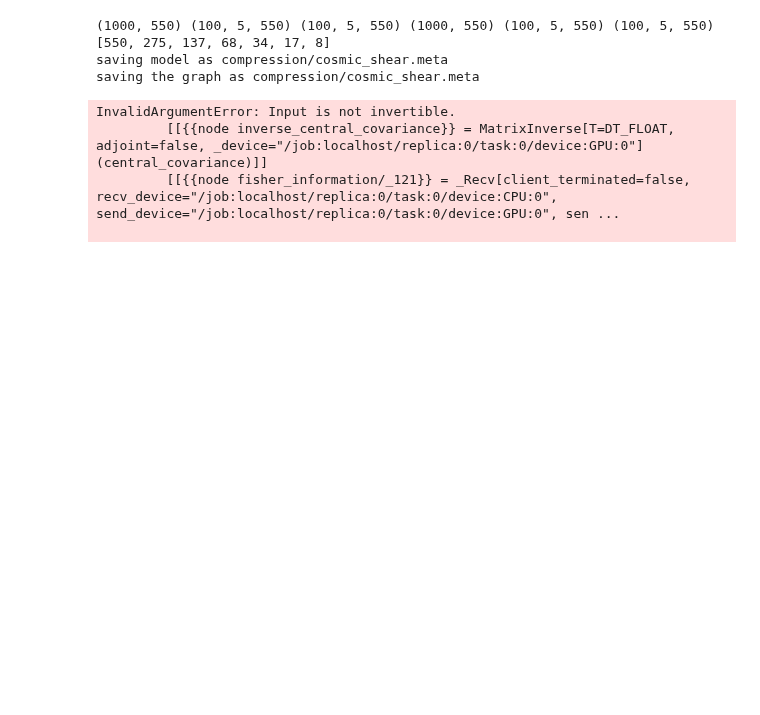
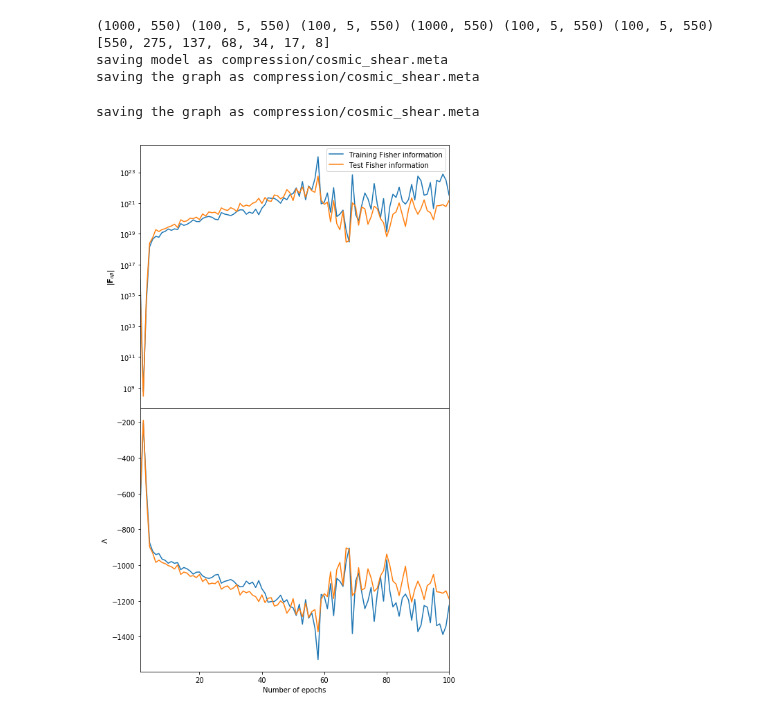
Before and after one commit to jasminelujia/pydelfi, a Jupyter notebook: cosmic_shear-IMNN.ipynb, the cells around one changed output. Cells and saved outputs as stored; diff of their text form; code cells hidden in the pictures; blank space fills up the shorter version.

Commit message:
Working IMNNgit add cosmic_shear-IMNN.ipynbgit add cosmic_shear-IMNN.ipynb

```diff
--- a/cosmic_shear-IMNN.ipynb
+++ b/cosmic_shear-IMNN.ipynb
@@ -29,10 +29,18 @@ CosmicShearSimulator = cosmic_shear.TomographicCosmicShear(pz = pickle.load(open
 # Simulator function: This must be of the form simulator(theta, seed, args) -> simulated data vector
 def simulator(theta, seed, simulator_args):
     simulation = CosmicShearSimulator.simulate(theta, seed)
-    indices = simulator_args[0]
-    return simulation[indices].flatten()
+    nmodes = simulation.shape[0]
+    nz = simulation.shape[1]
+    d = np.zeros((int(nmodes*nz*(nz+1)/2)))
+    for i in range(nmodes):
+        x = np.tril(simulation[i, :, :])
+        x = x[np.nonzero(x)]
+        d[i*int(nz*(nz+1)/2):(i+1)*int(nz*(nz+1)/2)] = x
+    #indices = simulator_args[0]
+    #return simulation[indices].flatten()
+    return d
 
-simulator_args = [np.tril_indices(CosmicShearSimulator.shape[-1], 0)]
+simulator_args = None#[np.tril_indices(CosmicShearSimulator.shape[-1], 0)]
 # %%
 ### SET UP THE PRIOR ###
 
@@ -53,35 +61,33 @@ h = np.array(abs(theta_fiducial)*np.array([0.05, 0.05, 0.05, 0.05, 0.05]))
 
 # Number of parameters to train IMNN
 initial_sims = 1000
 
 # Filename for saving IMNN
 filename = 'cosmic_shear'
 
 # Get shape of the simulation
 shape = list(simulator(theta_fiducial, 0, simulator_args).shape)
 
 # Build training simulations for IMNN (andsave them) and initialise IMNN
-compression_network = IMNN.get_network(simulator, simulator_args, shape, theta_fiducial, h, initial_sims, filename, make_simulations = False)
+compression_network = IMNN.get_network(simulator, simulator_args, shape, theta_fiducial, h, initial_sims, filename, make_simulations = True)
 
 # Train IMNN
 # Number of training epochs
 num_epochs = 100
 
 IMNN.train_IMNN(compression_network, num_epochs)
 IMNN.plot_train_history(compression_network)
 
 # MLE compression
 compressor = IMNN.IMNN_compressor
 compressor_args = compression_network
 
 # Pull out Fisher matrix inverse
 Finv = np.linalg.inv(compression_network.history['test F'][-1])
 # %% [output]
 (1000, 550) (100, 5, 550) (100, 5, 550) (1000, 550) (100, 5, 550) (100, 5, 550)
 [550, 275, 137, 68, 34, 17, 8]
 saving model as compression/cosmic_shear.meta
 saving the graph as compression/cosmic_shear.meta
-InvalidArgumentError: Input is not invertible.
-         [[{{node inverse_central_covariance}} = MatrixInverse[T=DT_FLOAT, adjoint=false, _device="/job:localhost/replica:0/task:0/device:GPU:0"](central_covariance)]]
-         [[{{node fisher_information/_121}} = _Recv[client_terminated=false, recv_device="/job:localhost/replica:0/task:0/device:CPU:0", send_device="/job:localhost/replica:0/task:0/device:GPU:0", sen ...
-
+saving the graph as compression/cosmic_shear.meta
+[figure, added]
```
Also changed, not shown: parts of 6 cells of this notebook, 2 other files.
